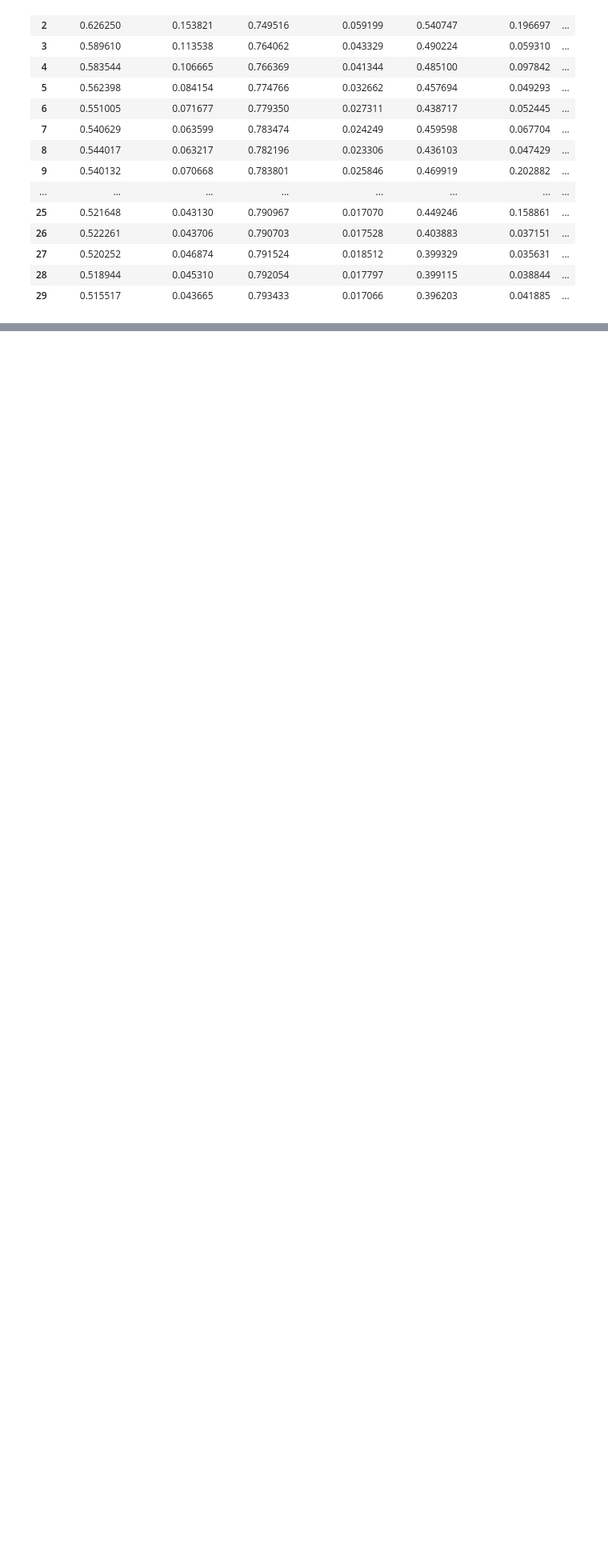
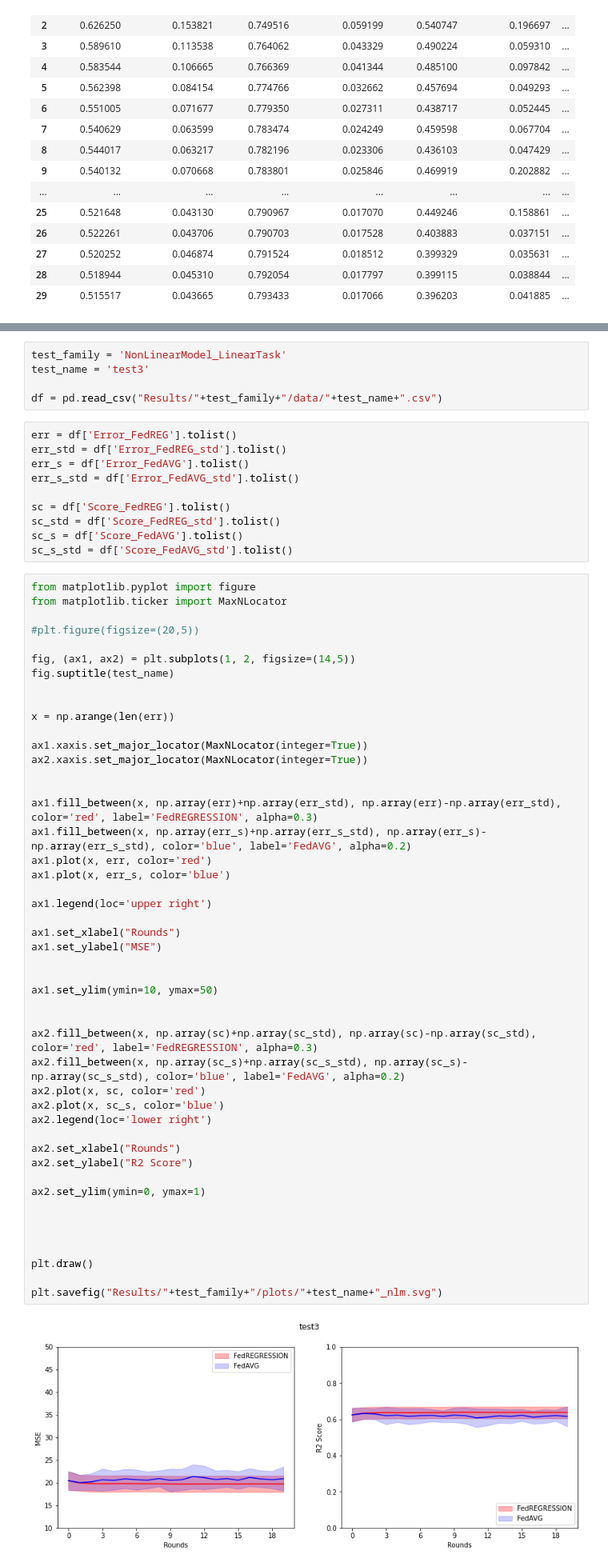
Before and after one commit to alexbergamasco96/NS_FederatedLearning, a Jupyter notebook: Multiprocessing_Iterations.ipynb, the cells around one changed output, grey strips where cells are left out. Shown at 80% size. Drawn from its saved outputs; the diff is of its cells as text; blank space fills up the shorter version.

```diff
--- a/Multiprocessing_Iterations.ipynb
+++ b/Multiprocessing_Iterations.ipynb
@@ -182,0 +185,64 @@ pd.read_csv("Results/"+test_family+"/data/"+test_name+".csv")
+# %%
+test_family = 'NonLinearModel_LinearTask'
+test_name = 'test3'
+
+df = pd.read_csv("Results/"+test_family+"/data/"+test_name+".csv")
+# %%
+err = df['Error_FedREG'].tolist()
+err_std = df['Error_FedREG_std'].tolist()
+err_s = df['Error_FedAVG'].tolist()
+err_s_std = df['Error_FedAVG_std'].tolist()
+
+sc = df['Score_FedREG'].tolist()
+sc_std = df['Score_FedREG_std'].tolist()
+sc_s = df['Score_FedAVG'].tolist()
+sc_s_std = df['Score_FedAVG_std'].tolist()
+# %%
+from matplotlib.pyplot import figure
+from matplotlib.ticker import MaxNLocator
+
+#plt.figure(figsize=(20,5))
+
+fig, (ax1, ax2) = plt.subplots(1, 2, figsize=(14,5))
+fig.suptitle(test_name)
+
+
+x = np.arange(len(err))
+
+ax1.xaxis.set_major_locator(MaxNLocator(integer=True))
+ax2.xaxis.set_major_locator(MaxNLocator(integer=True))
+
+
+ax1.fill_between(x, np.array(err)+np.array(err_std), np.array(err)-np.array(err_std), color='red', label='FedREGRESSION', alpha=0.3)
+ax1.fill_between(x, np.array(err_s)+np.array(err_s_std), np.array(err_s)-np.array(err_s_std), color='blue', label='FedAVG', alpha=0.2)
+ax1.plot(x, err, color='red')
+ax1.plot(x, err_s, color='blue')
+
+ax1.legend(loc='upper right')
+
+ax1.set_xlabel("Rounds")
+ax1.set_ylabel("MSE")
+
+
+ax1.set_ylim(ymin=10, ymax=50)
+
+
+ax2.fill_between(x, np.array(sc)+np.array(sc_std), np.array(sc)-np.array(sc_std), color='red', label='FedREGRESSION', alpha=0.3)
+ax2.fill_between(x, np.array(sc_s)+np.array(sc_s_std), np.array(sc_s)-np.array(sc_s_std), color='blue', label='FedAVG', alpha=0.2)
+ax2.plot(x, sc, color='red')
+ax2.plot(x, sc_s, color='blue')
+ax2.legend(loc='lower right')
+
+ax2.set_xlabel("Rounds")
+ax2.set_ylabel("R2 Score")
+
+ax2.set_ylim(ymin=0, ymax=1)
+
+
+
+
+plt.draw()
+
+plt.savefig("Results/"+test_family+"/plots/"+test_name+"_nlm.svg")
+# %% [output]
+[figure, added]
```
Also changed, not shown: parts of 1 cell of this notebook, 18 other files.
